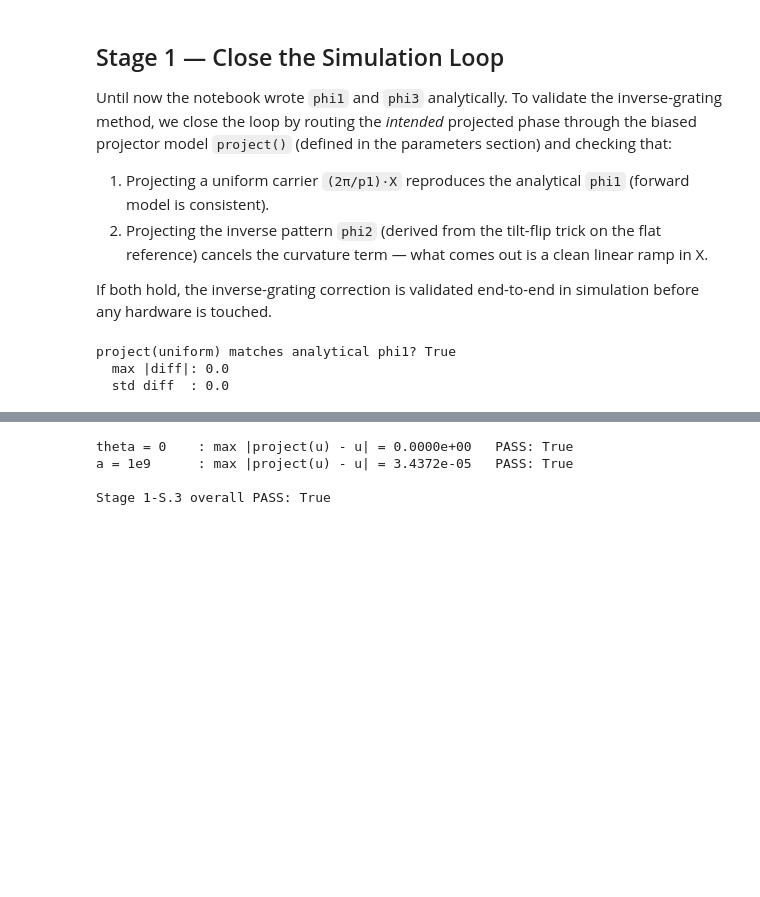
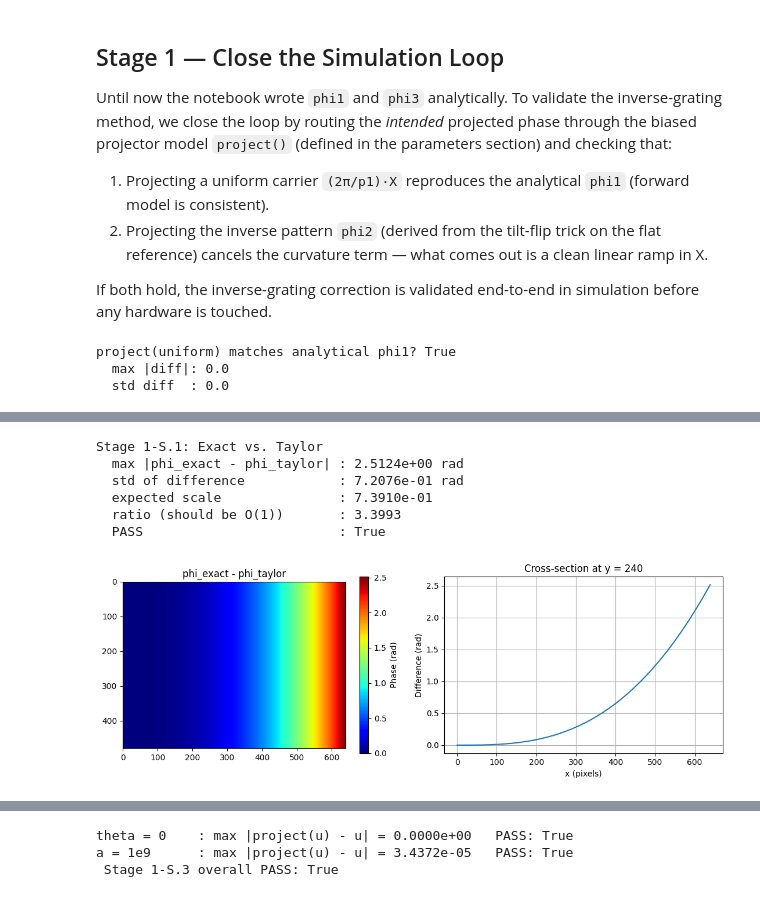
Before and after one commit to ElyasAmri/micro-projection, a Jupyter notebook: Fringe_Projection_Python.ipynb, the cells around one changed output, grey strips where cells are left out. Drawn from its saved outputs; the diff is of its cells as text; code cells hidden in the pictures; blank space fills up the shorter version.

```diff
--- a/Fringe_Projection_Python.ipynb
+++ b/Fringe_Projection_Python.ipynb
@@ -512,3 +441,71 @@ Stage 1-S.1: Exact vs. Taylor
+# %%
+"""Stage 1-S.1 - Exact vs. Taylor projector check.
+
+project() implements the first-order Taylor expansion of
+
+    phi_exact(x) = (2*pi/p1) * x / (1 + 2*x*tan(theta)/a),
+
+since 1/(1+u) = 1 - u + u^2 - ... gives carrier - (4*pi/p1)*x^2*tan(theta)/a
++ O(eps^2) where eps = u = 2*x*tan(theta)/a. The exact reference therefore
+MUST use the +u denominator to be consistent with project(); a -u denominator
+would test against an inconsistent reference and produce a misleading "fail"
+that scales like the bias itself rather than like the u^2 truncation
+remainder. (Ch.4 Eq. 4-6 as written in the project plan had -u, which the
+math shows is a sign typo similar to the missing 2*pi in Eq. 4-2.)
+
+The truncation remainder peaks at x = W with magnitude
+    (W*tan(theta)/a)^2 * (2*pi/p1) * W,
+so the dimensionless ratio diff_max / expected_scale should be O(1).
+
+PASS: 0.1 < ratio < 10 (truncation error is consistent with the predicted scale).
+"""
+phi_taylor = project(uniform_phase)  # uniform_phase defined in Stage 1.2 cell above
+
+denom = 1.0 + 2.0 * X * np.tan(theta) / a
+phi_exact = (2.0 * np.pi / p1) * X / denom
+
+diff = phi_exact - phi_taylor
+diff_max = float(np.max(np.abs(diff)))
+diff_std = float(diff.std())
+
+expected_scale = (W * np.tan(theta) / a) ** 2 * (2.0 * np.pi / p1) * W
+ratio = diff_max / expected_scale
+pass_exact_taylor = (0.1 < ratio < 10.0) and (diff_max > 0)
+
+print("Stage 1-S.1: Exact vs. Taylor")
+print(f"  max |phi_exact - phi_taylor| : {diff_max:.4e} rad")
+print(f"  std of difference            : {diff_std:.4e} rad")
+print(f"  expected scale               : {expected_scale:.4e}")
+print(f"  ratio (should be O(1))       : {ratio:.4f}")
+print(f"  PASS                         : {pass_exact_taylor}")
+
+fig, axes = plt.subplots(1, 2, figsize=(11, 4))
+im0 = axes[0].imshow(diff, cmap='jet')
+axes[0].set_title('phi_exact - phi_taylor')
+plt.colorbar(im0, ax=axes[0], label='Phase (rad)')
+axes[1].plot(x, diff[H // 2, :])
+axes[1].set_xlabel('x (pixels)')
+axes[1].set_ylabel('Difference (rad)')
+axes[1].set_title(f'Cross-section at y = {H // 2}')
+axes[1].grid(True)
+plt.tight_layout()
+plt.show()
+
+result_exact_taylor = {
+    'diff_max': diff_max,
+    'diff_std': diff_std,
+    'expected_scale': expected_scale,
+    'ratio': ratio,
+    'pass': pass_exact_taylor,
+}
+# %% [output]
+Stage 1-S.1: Exact vs. Taylor
+  max |phi_exact - phi_taylor| : 2.5124e+00 rad
+  std of difference            : 7.2076e-01 rad
+  expected scale               : 7.3910e-01
+  ratio (should be O(1))       : 3.3993
+  PASS                         : True
+[figure, added]
 # %%
 """Stage 1-S.2 — Parameter scaling test.
 
@@ -609,8 +603,7 @@ max_dev_alarge = float(np.max(np.abs(proj_alarge - uniform_phase)))
 print(f"a = 1e9      : max |project(u) - u| = {max_dev_alarge:.4e}   PASS: {pass_alarge}")
 
 pass_limits = pass_theta0 and pass_alarge
-print("")
-print(f"Stage 1-S.3 overall PASS: {pass_limits}")
+print(f" Stage 1-S.3 overall PASS: {pass_limits}")
 
 result_limits = {
     'theta0_max_dev': max_dev_theta0,
@@ -620,5 +613,4 @@ result_limits = {
 # %% [output]
 theta = 0    : max |project(u) - u| = 0.0000e+00   PASS: True
 a = 1e9      : max |project(u) - u| = 3.4372e-05   PASS: True
-
-Stage 1-S.3 overall PASS: True
+ Stage 1-S.3 overall PASS: True
```
Also changed, not shown: parts of 24 cells of this notebook, 2 other files.
